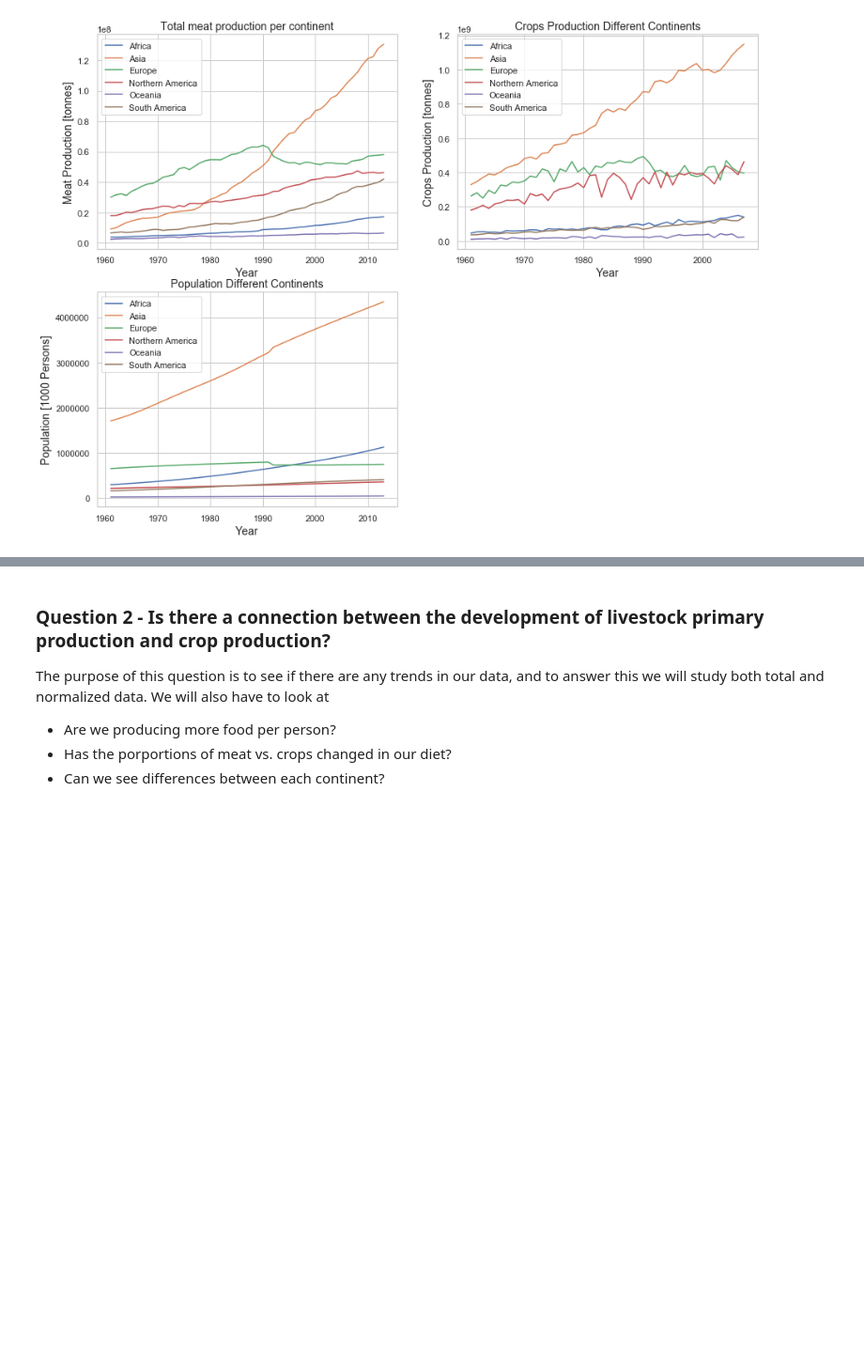
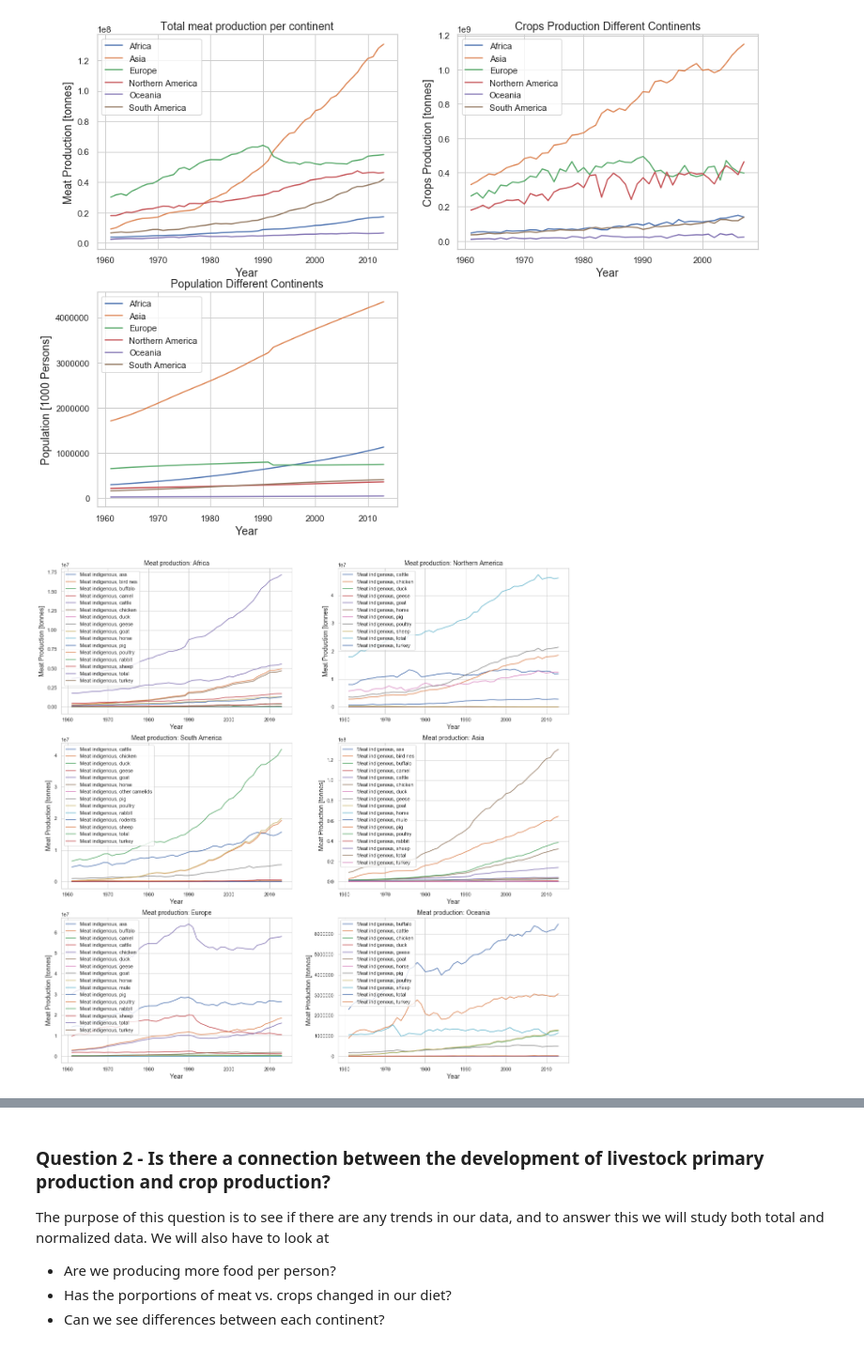
Before and after one commit to theodorhusefest/ADA-2019-project1-sovellettu-tiedon-analysoint, a Jupyter notebook: milestone_3.ipynb, the cells around one changed output, grey strips where cells are left out. Shown at 94% size. Saved outputs shown, nothing was run; the diff lists cells and outputs as text; code cells hidden in the pictures; blank space fills up the shorter version.

Commit message:
Added visualizations to research question 1. Minor changes to plot_compare_areas

```diff
--- a/milestone_3.ipynb
+++ b/milestone_3.ipynb
@@ -55,3 +56,17 @@ plot_compare_areas(pop_cont,
                     subplot = True, ax = ax3)
 # %% [output]
 [figure]
+# %%
+#WIP, Area wise plots of meat production. Still need to do the same for crops and improve legend so that it does not overlap with curves.
+meat_indigenous = meat_cont[meat_cont['Item'].str.contains('indigenous')]
+
+fig = plt.figure(figsize = (20, 20))
+i = 0
+
+for area in meat_indigenous.Area.unique():
+    i+=1
+    plot_compare_areas(meat_indigenous[meat_indigenous['Area'] == area], grouping = 'Item',
+                  y = 'Value', y_label = 'Meat Production [tonnes]', title='Meat production: '+area,
+                    subplot = True, ax = plt.subplot(3, 2, i))
+# %% [output]
+[figure, added]
```
Also changed, not shown: parts of 4 cells of this notebook, 2 other files.
